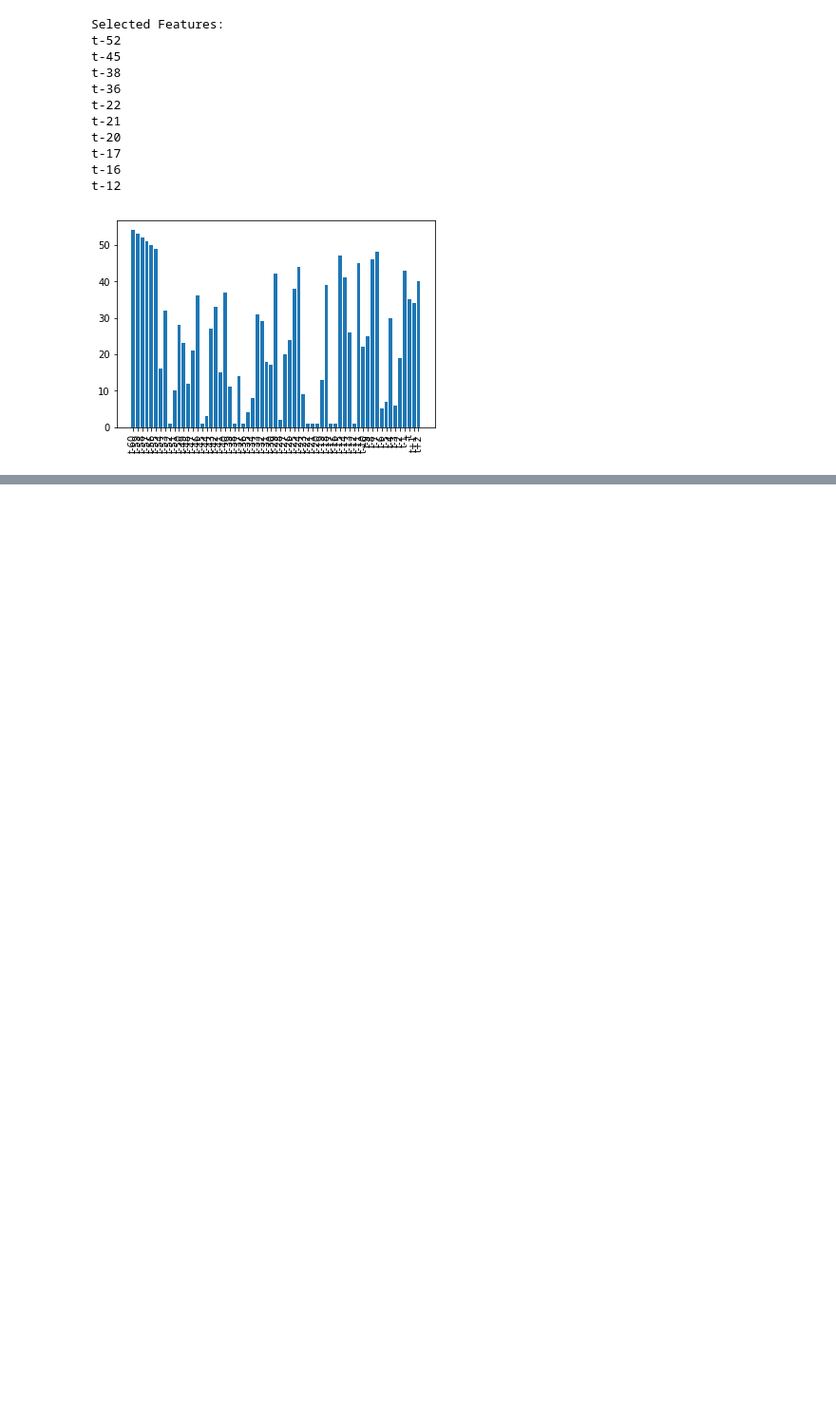
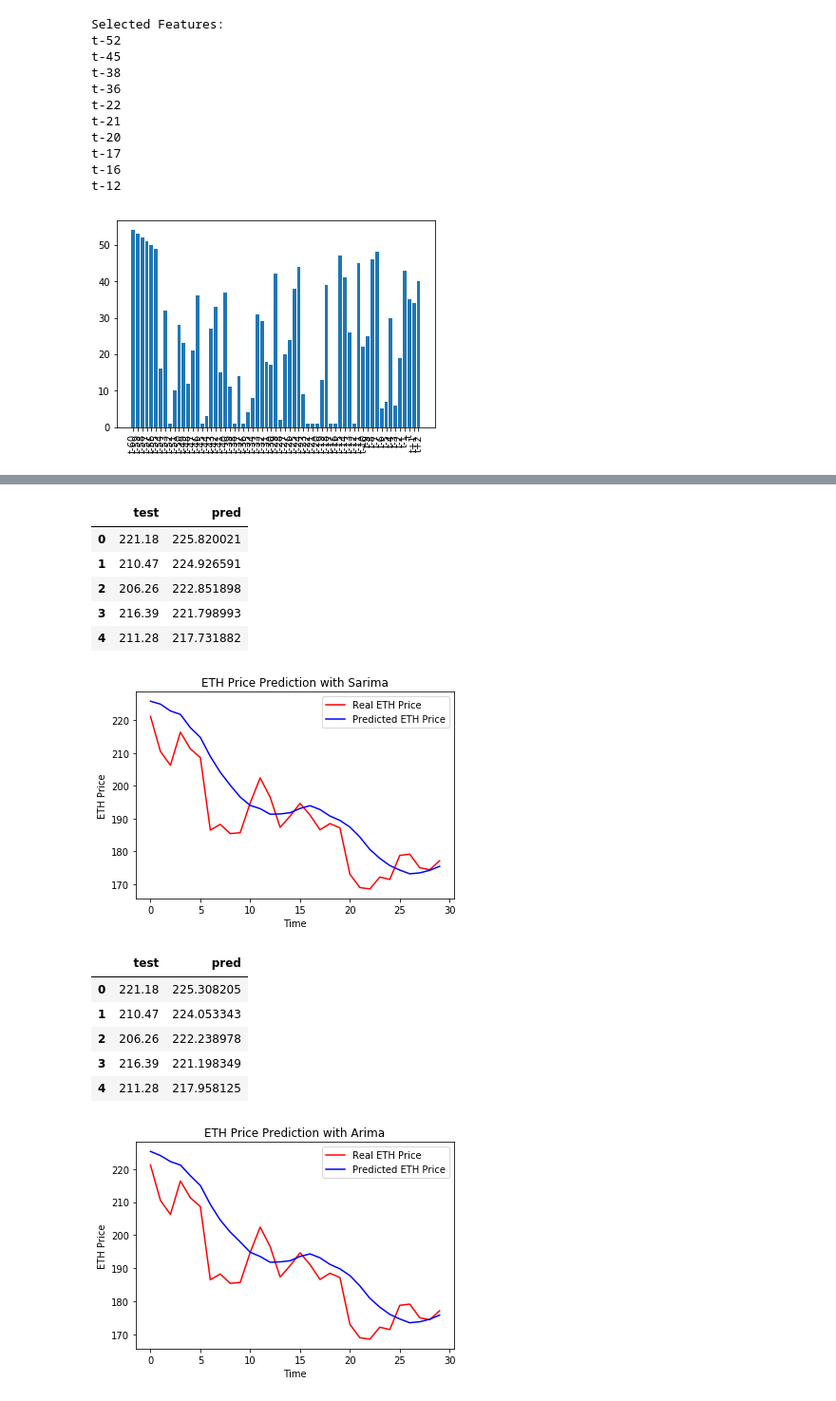
Before and after one commit to y4m4rx/appliedDataScienceProject, a Jupyter notebook: sezi/Combine.ipynb, the cells around one changed output, grey strips where cells are left out. Shown at 95% size. Saved outputs shown, nothing was run; the diff lists cells and outputs as text; code cells hidden in the pictures; blank space fills up the shorter version.

Commit message:
combine until fbprophet model

```diff
--- a/sezi/Combine.ipynb
+++ b/sezi/Combine.ipynb
@@ -541,0 +537,68 @@ t-12
+# %%
+import itertools
+
+# Define the p, d and q parameters to take any value between 0 and 2
+p = d = q = range(0, 2)
+
+# Generate all different combinations of p, q and q triplets
+pdq = list(itertools.product(p, d, q))
+
+# Generate all different combinations of seasonal p, q and q triplets
+seasonal_pdq = [(x[0], x[1], x[2], 12) for x in list(itertools.product(p, d, q))]
+
+## put hyperparameter tuning here
+# %%
+from statsmodels.tsa.arima_model import ARIMA
+import statsmodels.api as sm
+
+def forecast_sarima(data, steps, p, d, q, season):
+    model = sm.tsa.statespace.SARIMAX(data[:-steps],order=(p,d,q), seasonal_order=(p, d, q, season),enforce_stationarity=False, enforce_invertibility=False)
+    results = model.fit()
+    pred_uc = results.get_forecast(steps=steps)
+    return pred_uc.predicted_mean
+def forecast_arima(data, steps, p, d, q):
+    model = ARIMA(data, order=(p,d,q))
+    model = model.fit()
+    forecast = model.forecast(steps=steps)[0]
+    return forecast
+
+def detrasnform_residual(pred, detransvar):
+    return pred + detransvar
+
+def plot_pred(test, pred, modelname):
+    comparison = pd.DataFrame(columns=["test","pred"])
+    comparison["test"] = test
+    comparison["pred"] = pred
+    display(comparison.head())
+    plt.plot(comparison["test"], color = 'red', label = 'Real ETH Price')\
+    plt.plot(comparison["pred"], color = 'blue', label = 'Predicted ETH Price')
+    plt.title('ETH Price Prediction with '+modelname)
+    plt.xlabel('Time')
+    plt.ylabel('ETH Price')
+    plt.legend()
+    plt.show()
+
+
+predSarima = forecast_sarima(df_transformed['ts_moving_avg_diff'], 30, 1, 0, 0, 12)
+predSarima = detrasnform_residual(predSarima, df_transformed['ts_moving_avg'][-30:])
+
+predArima = forecast_arima(df_transformed['ts_moving_avg_diff'], 30, 1, 0, 0)
+predArima = detrasnform_residual(predArima, df_transformed['ts_moving_avg'][-30:])
+
+plot_pred(df_transformed["Price"][-30:].values, predSarima.values, "Sarima")
+plot_pred(df_transformed["Price"][-30:].values, predArima.values, "Arima")
+# %% [output]
+|  | test | pred |
+| 0 | 221.18 | 225.820021 |
+| 1 | 210.47 | 224.926591 |
+| 2 | 206.26 | 222.851898 |
+| 3 | 216.39 | 221.798993 |
+| 4 | 211.28 | 217.731882 |
+[figure, added]
+|  | test | pred |
+| 0 | 221.18 | 225.308205 |
+| 1 | 210.47 | 224.053343 |
+| 2 | 206.26 | 222.238978 |
+| 3 | 216.39 | 221.198349 |
+| 4 | 211.28 | 217.958125 |
+[figure, added]
```
Also changed, not shown: parts of 7 cells of this notebook.
